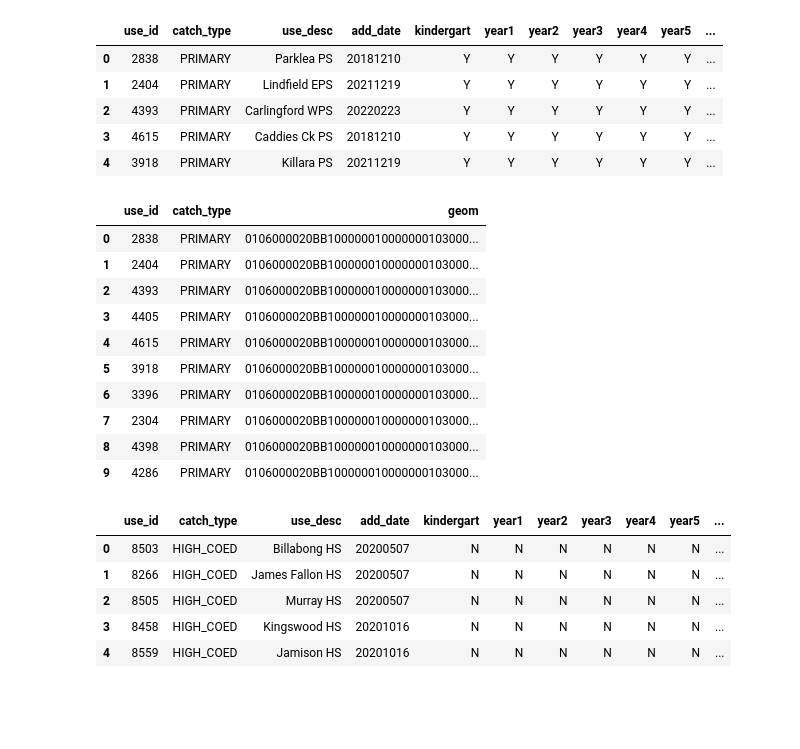
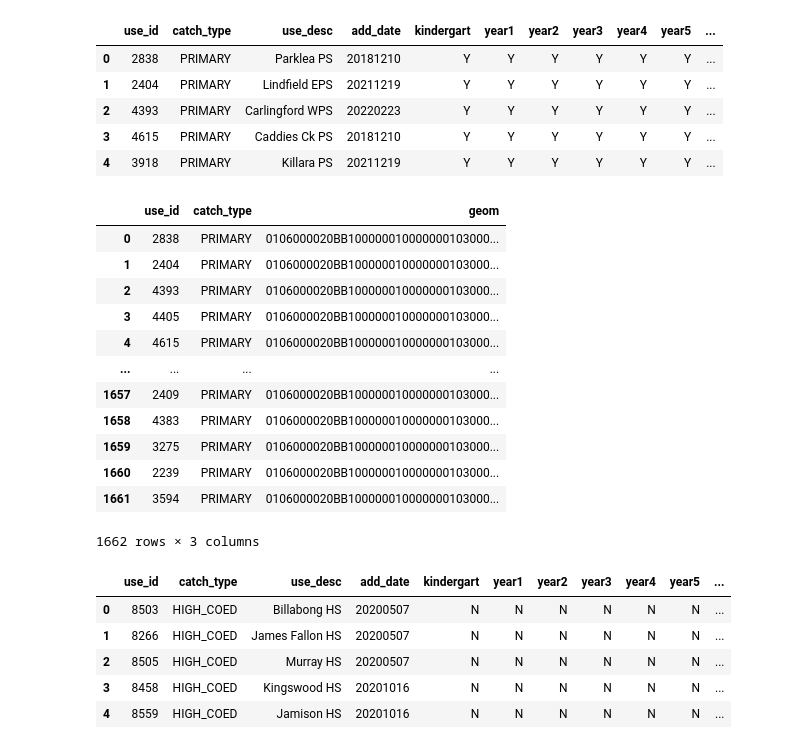
Before and after one commit to th1encan/DATA2001, a Jupyter notebook: DATA2001_assignment.ipynb, the cells around one changed output. Drawn from its saved outputs; the diff is of its cells as text; code cells hidden in the pictures; blank space fills up the shorter version.

```diff
--- a/DATA2001_assignment.ipynb
+++ b/DATA2001_assignment.ipynb
@@ -244,5 +244,5 @@ Next we will transform the polygons whilst conducting the WKT conversion. In thi
 # %%
-srid = 7844
+srid = 4283
 def create_wkt_element(geom, srid):
     if geom.geom_type == 'Polygon':
         geom = MultiPolygon([geom])
@@ -315,7 +315,6 @@ stops.head()
 | 3 | 201510 | NaN | Redfern Station | 1.0 | NaN | 0 | NaN | ... |
 | 4 | 201646 | 201646.0 | Redfern Station, Gibbons St, Stand B | NaN | 201510 | 0 | NaN | ... |
 # %%
-srid = 4326
 stops['geom'] = stops['geom'].apply(lambda x: WKTElement(x.wkt, srid=srid))
 stops
 # %% [output]
@@ -389,28 +386,30 @@ primary_sch.head()
 # %%
 conn.execute(text("""DROP TABLE IF EXISTS primary_sch;
 CREATE TABLE primary_sch (
     use_id INT PRIMARY KEY,
     catch_type VARCHAR(50),
     geom GEOMETRY(MULTIPOLYGON, 4283)
 );
     CREATE INDEX primary_sch_geom_ind ON primary_sch USING GIST (geom)"""
 ))
 
 primary_sch = primary_sch[['use_id', 'catch_type', 'geom']]
 primary_sch.to_sql("primary_sch", conn, if_exists='append', index=False, dtype={'geom': Geometry('MULTIPOLYGON', srid)})
-query(conn, "select * from primary_sch limit 10")
+query(conn, "select * from primary_sch")
 # %% [output]
 |  | use_id | catch_type | geom |
 | 0 | 2838 | PRIMARY | 0106000020BB100000010000000103000... |
 | 1 | 2404 | PRIMARY | 0106000020BB100000010000000103000... |
 | 2 | 4393 | PRIMARY | 0106000020BB100000010000000103000... |
 | 3 | 4405 | PRIMARY | 0106000020BB100000010000000103000... |
 | 4 | 4615 | PRIMARY | 0106000020BB100000010000000103000... |
-| 5 | 3918 | PRIMARY | 0106000020BB100000010000000103000... |
-| 6 | 3396 | PRIMARY | 0106000020BB100000010000000103000... |
-| 7 | 2304 | PRIMARY | 0106000020BB100000010000000103000... |
-| 8 | 4398 | PRIMARY | 0106000020BB100000010000000103000... |
-| 9 | 4286 | PRIMARY | 0106000020BB100000010000000103000... |
+| ... | ... | ... | ... |
+| 1657 | 2409 | PRIMARY | 0106000020BB100000010000000103000... |
+| 1658 | 4383 | PRIMARY | 0106000020BB100000010000000103000... |
+| 1659 | 3275 | PRIMARY | 0106000020BB100000010000000103000... |
+| 1660 | 2239 | PRIMARY | 0106000020BB100000010000000103000... |
+| 1661 | 3594 | PRIMARY | 0106000020BB100000010000000103000... |
+1662 rows × 3 columns
 # %%
 sec_sch = gpd.read_file("catchments_secondary.shp")
 
```
Also changed, not shown: parts of 37 cells of this notebook.
